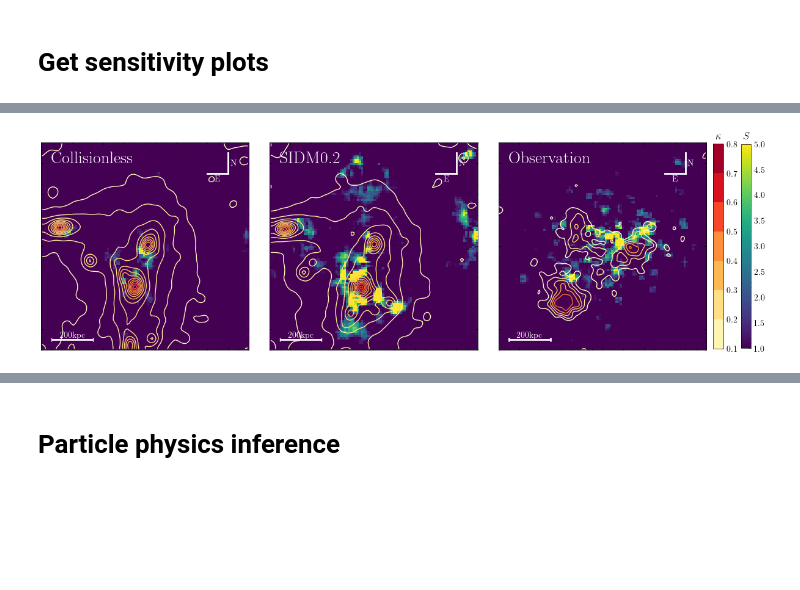
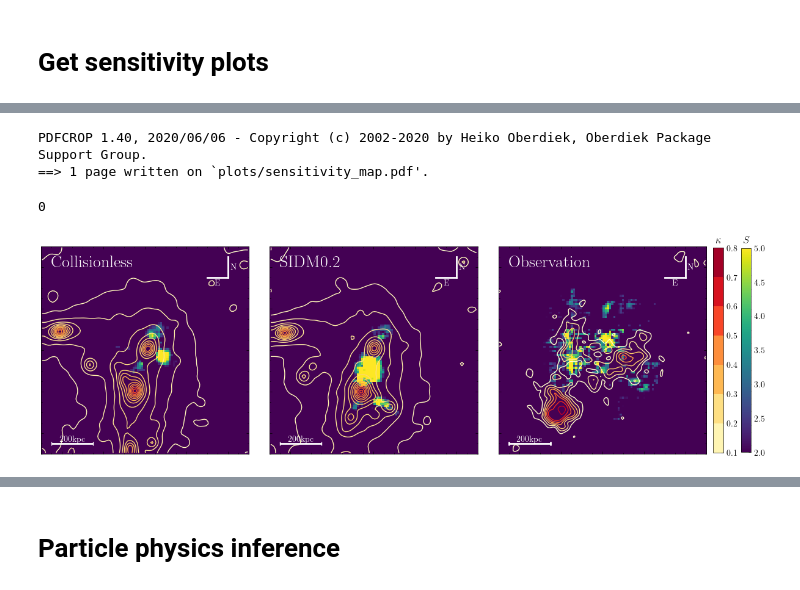
Before and after one commit to davidharvey1986/ml_a2744, a Jupyter notebook: notebooks/plots_for_paper.ipynb, the cells around one changed output, grey strips where cells are left out. Saved outputs shown, nothing was run; the diff lists cells and outputs as text; code cells hidden in the pictures; blank space fills up the shorter version.

```diff
--- a/notebooks/plots_for_paper.ipynb
+++ b/notebooks/plots_for_paper.ipynb
@@ -254,8 +406,13 @@ for i in obs_sampled_data.keys():
     if 'target' in i:
         obs_noisy_tgt = obs_sampled_data[i][0].dataset.dataset[idx]
 # %%
-obs_meta, obs_data = pkl.load(open(f"../data/a2744/obs_data_concat.pkl","rb"))
-obs_cat = combine_catalogues(
-    "../data/a2744/a2744_f115w_filtered.fits",
-    "../data/a2744/a2744_f150w_filtered.fits"
+obs_cat = get_obs_data( 'concat', data_dir='../data/100/a2744/')
+obs_data = bin_obs_data( obs_cat )
+obs_cat['x'] = obs_data['delta_ra']
+obs_cat['y'] = obs_data['delta_dec']
+
+obs_kappa_e, obs_kappa_b = get_kappa(
+    obs_cat, smooth=1.5, correct_for_ngal=True, extent=[
+                    -image_size//2,image_size//2,-image_size//2,image_size//2
+                ]
 )
@@ -584,20 +758,14 @@ Signficance is 3.2022022022022023
 # %% [markdown]
 # Get sensitivity plots
 # %%
-obs_meta, obs_data = pkl.load(open(f"../data/100/a2744/obs_data_concat.pkl","rb"))
-obs_cat = combine_catalogues(
-    "../data/100/a2744/a2744_f115w_filtered.fits",
-    "../data/100/a2744/a2744_f150w_filtered.fits"
-)
+obs_cat = get_obs_data( 'concat', data_dir="../data/100/a2744/")
+binned_data = bin_obs_data(obs_cat)
 
-
-if np.max(obs_cat['x']) > 1000:
-    ra,dec = ra_dec_to_simulation_image_pos( obs_cat)
-    obs_cat['x'] = ra
-    obs_cat['y'] = dec
+obs_cat['x'] = binned_data['delta_ra']
+obs_cat['y'] = binned_data['delta_dec']
 image_size  = 100
 obs_kappa_e, obs_kappa_b = get_kappa(
-    obs_cat, smooth=1.5, correct_for_ngal=True, extent=[
+    obs_cat, smooth=1.5, extent=[
                     -image_size//2,image_size//2,-image_size//2,image_size//2
                 ]
 )
@@ -618,7 +781,7 @@ fig.subplots_adjust(wspace=0.1)
 
 kappas = []
 contrast=5
-vmin = 1
+vmin = 2
 
 vmax =  contrast
 ref = None
@@ -628,11 +791,11 @@ h=0.7
 kappa_idx = 108
 for idx in range(sim_probabilities.shape[0]):
     if idx ==0:
-        meta, kappa_data = pkl.load(open("../data/100/shear/darkskies_cdm_3.pkl","rb"))
-        meta, data = pkl.load(open("../data/100/obs/concat/darkskies_cdm_3.pkl","rb"))
+        meta, kappa_data = pkl.load(open("../data/100/shear/subdir/darkskies_cdm_3.pkl","rb"))
+        meta, data = pkl.load(open("../data/100/obs/concat/subdir/darkskies_cdm_3.pkl","rb"))
     else:
-        meta, kappa_data = pkl.load(open("../data/100/shear/darkskies_0.2_3.pkl","rb"))
-        meta, data = pkl.load(open("../data/100/obs/concat/darkskies_0.2_3.pkl","rb"))
+        meta, kappa_data = pkl.load(open("../data/100/shear/subdir/darkskies_0.2_3.pkl","rb"))
+        meta, data = pkl.load(open("../data/100/obs/concat/subdir/darkskies_0.2_3.pkl","rb"))
 
     kappa_e = kappa_data[kappa_idx,2,:,:]/h
 
@@ -640,7 +803,7 @@ for idx in range(sim_probabilities.shape[0]):
 
     relative_prob = np.mean(sim_fiducial[:,idx,0] - sim_probabilities[idx], axis=-1)
 
-    relative_prob /= relative_prob.std()/2.
+    relative_prob /= relative_prob.std()
 
     kappas.append(kappa_e)
     ax = axarr[idx]
@@ -702,34 +865,40 @@ ax.text( 15-50, 5-50, '200kpc', ha='center', va='bottom', color='white', weight=
 ax.plot([ 80-50, 90-50], [85-50,85-50], '-', color='white', lw=2)
 ax.plot([90-50, 90-50],[95-50, 85-50], '-', color='white', lw=2)
 ax.text( 85-50, 84-50, 'E', ha='center', va='top', color='white', weight='bold')
 ax.text( 91-50, 90-50, 'N', ha='left', va='center', color='white', weight='bold')
 #fig.patch.set_facecolor('black')
 ax.text( 5-50, 40, 'Observation', color='white', weight='bold', fontsize=20)
 
 fraction = 0.015
 divider = make_axes_locatable(ax)
 #cax = divider.append_axes('right', size='5%', pad=0.2)
 cbar = fig.colorbar(
     prob,
     ax=axarr,
     orientation='vertical',
     fraction=fraction*0.96,
     pad=0.025)
 cbar.ax.set_title('$S$')
 
 
 #cax = divider.append_axes('right', size='5%', pad=0.4)
 cbar = fig.colorbar(
     kappa,
     ax=axarr,
     orientation='vertical',
     fraction=fraction,
     pad=0.01)
 
 cbar.ax.set_title('$\kappa$')
 cbar.solids.set_alpha(1)
+fname='plots/sensitivity_map.pdf'
+plt.savefig(fname)
+os.system(f"pdfcrop {fname} {fname}")
 # %% [output]
+PDFCROP 1.40, 2020/06/06 - Copyright (c) 2002-2020 by Heiko Oberdiek, Oberdiek Package Support Group.
+==> 1 page written on `plots/sensitivity_map.pdf'.
+0
-[figure, old version]
+[figure, new version]
 # %%
 def sidm_sen( y ):
     return np.mean(y>0)
```
Also changed, not shown: parts of 42 cells of this notebook, 9 other files.
